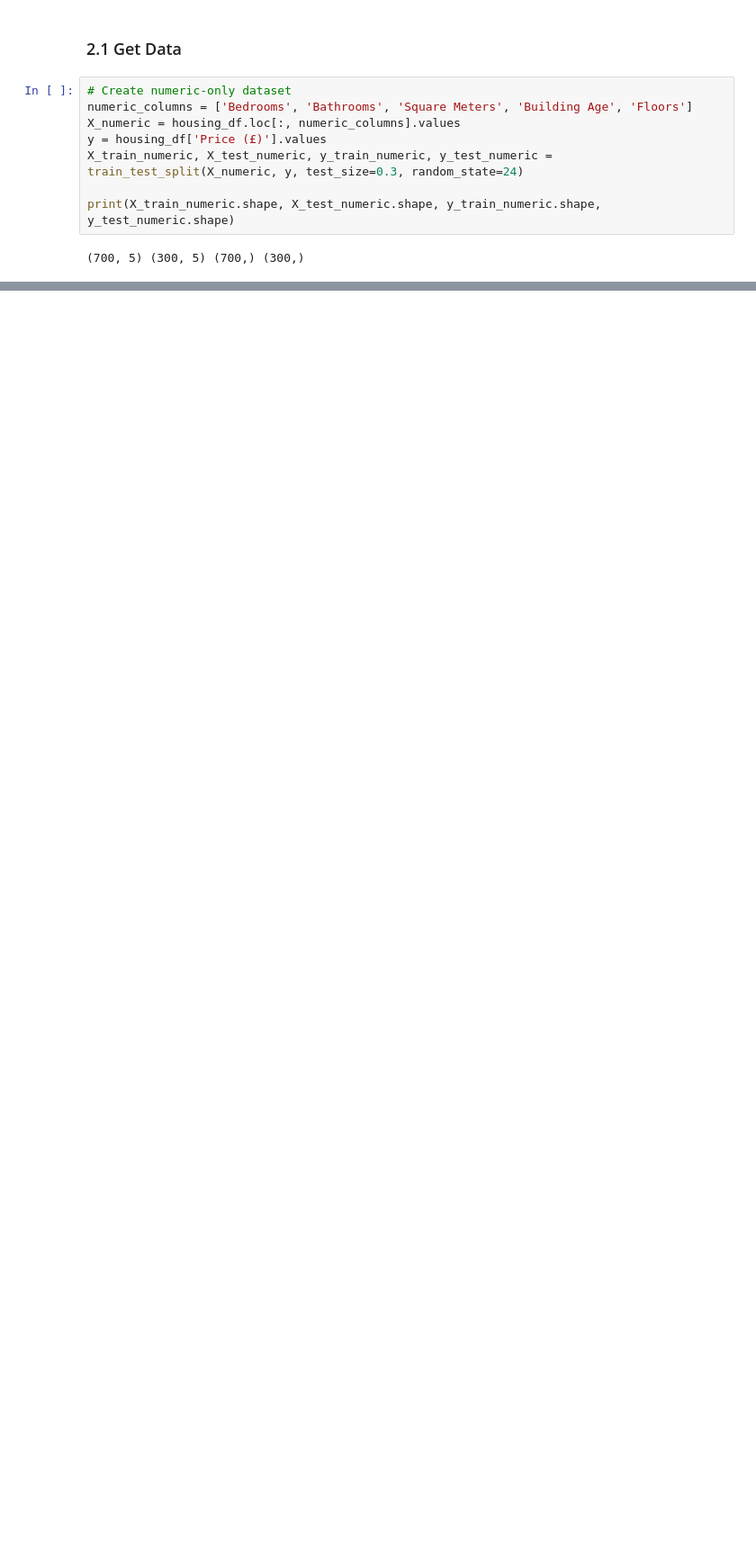
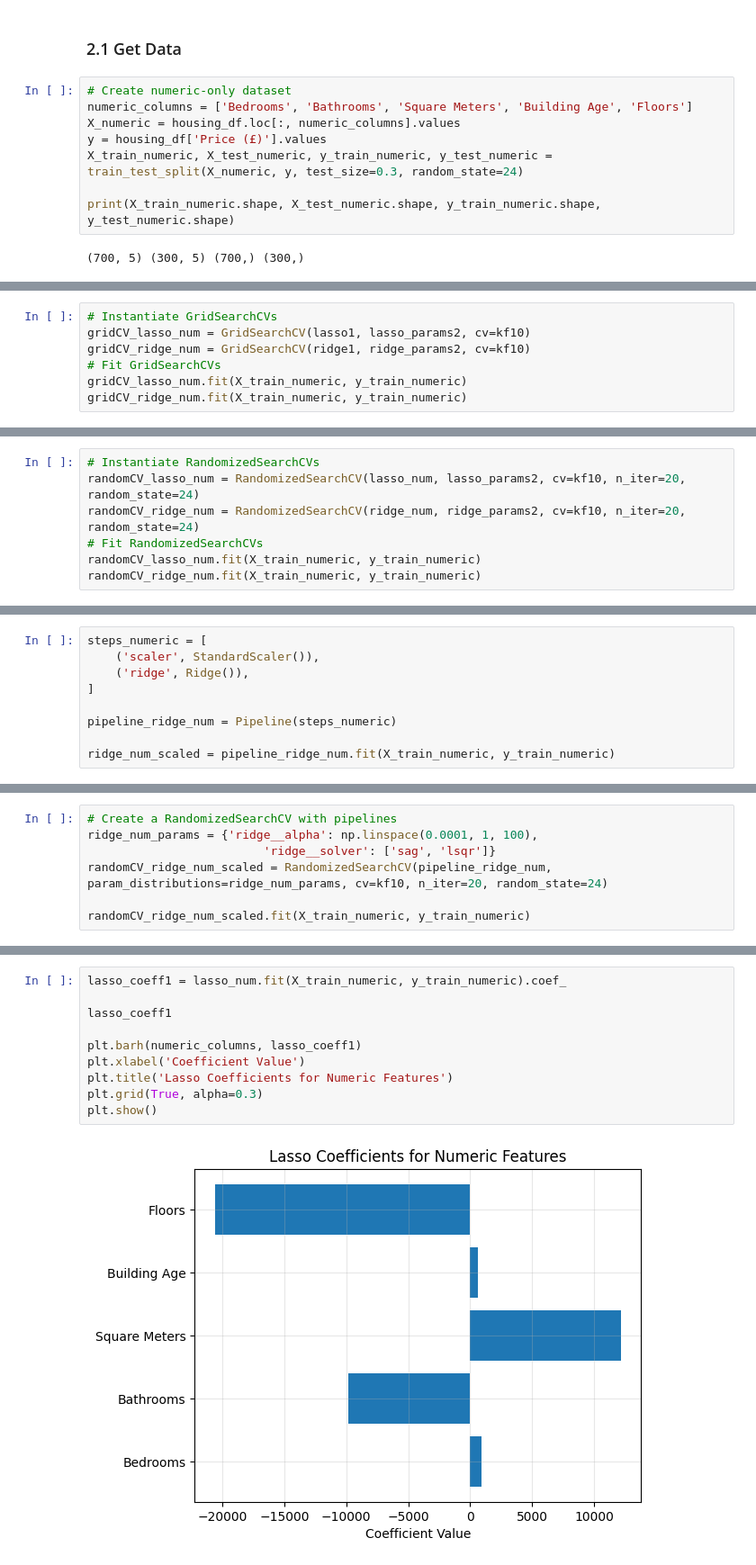
Before and after one commit to rsamconn/London-housing, a Jupyter notebook: Regression_analysis.ipynb, the cells around one changed output, grey strips where cells are left out. Shown at 90% size. Drawn from its saved outputs; the diff is of its cells as text; blank space fills up the shorter version.

```diff
--- a/Regression_analysis.ipynb
+++ b/Regression_analysis.ipynb
@@ -387,0 +407,7 @@ plt.show()
+# %%
+# Instantiate GridSearchCVs
+gridCV_lasso_num = GridSearchCV(lasso1, lasso_params2, cv=kf10)
+gridCV_ridge_num = GridSearchCV(ridge1, ridge_params2, cv=kf10)
+# Fit GridSearchCVs
+gridCV_lasso_num.fit(X_train_numeric, y_train_numeric)
+gridCV_ridge_num.fit(X_train_numeric, y_train_numeric)
@@ -387,0 +439,7 @@ plt.show()
+# %%
+# Instantiate RandomizedSearchCVs
+randomCV_lasso_num = RandomizedSearchCV(lasso_num, lasso_params2, cv=kf10, n_iter=20, random_state=24)
+randomCV_ridge_num = RandomizedSearchCV(ridge_num, ridge_params2, cv=kf10, n_iter=20, random_state=24)
+# Fit RandomizedSearchCVs
+randomCV_lasso_num.fit(X_train_numeric, y_train_numeric)
+randomCV_ridge_num.fit(X_train_numeric, y_train_numeric)
@@ -387,0 +473,9 @@ plt.show()
+# %%
+steps_numeric = [
+    ('scaler', StandardScaler()),
+    ('ridge', Ridge()),
+]
+
+pipeline_ridge_num = Pipeline(steps_numeric)
+
+ridge_num_scaled = pipeline_ridge_num.fit(X_train_numeric, y_train_numeric)
@@ -387,0 +486,7 @@ plt.show()
+# %%
+# Create a RandomizedSearchCV with pipelines
+ridge_num_params = {'ridge__alpha': np.linspace(0.0001, 1, 100),
+                         'ridge__solver': ['sag', 'lsqr']}
+randomCV_ridge_num_scaled = RandomizedSearchCV(pipeline_ridge_num, param_distributions=ridge_num_params, cv=kf10, n_iter=20, random_state=24)
+
+randomCV_ridge_num_scaled.fit(X_train_numeric, y_train_numeric)
@@ -387,0 +519,12 @@ plt.show()
+# %%
+lasso_coeff1 = lasso_num.fit(X_train_numeric, y_train_numeric).coef_
+
+lasso_coeff1
+
+plt.barh(numeric_columns, lasso_coeff1)
+plt.xlabel('Coefficient Value')
+plt.title('Lasso Coefficients for Numeric Features')
+plt.grid(True, alpha=0.3)
+plt.show()
+# %% [output]
+[figure, added]
```
Also changed, not shown: parts of 50 cells of this notebook.
